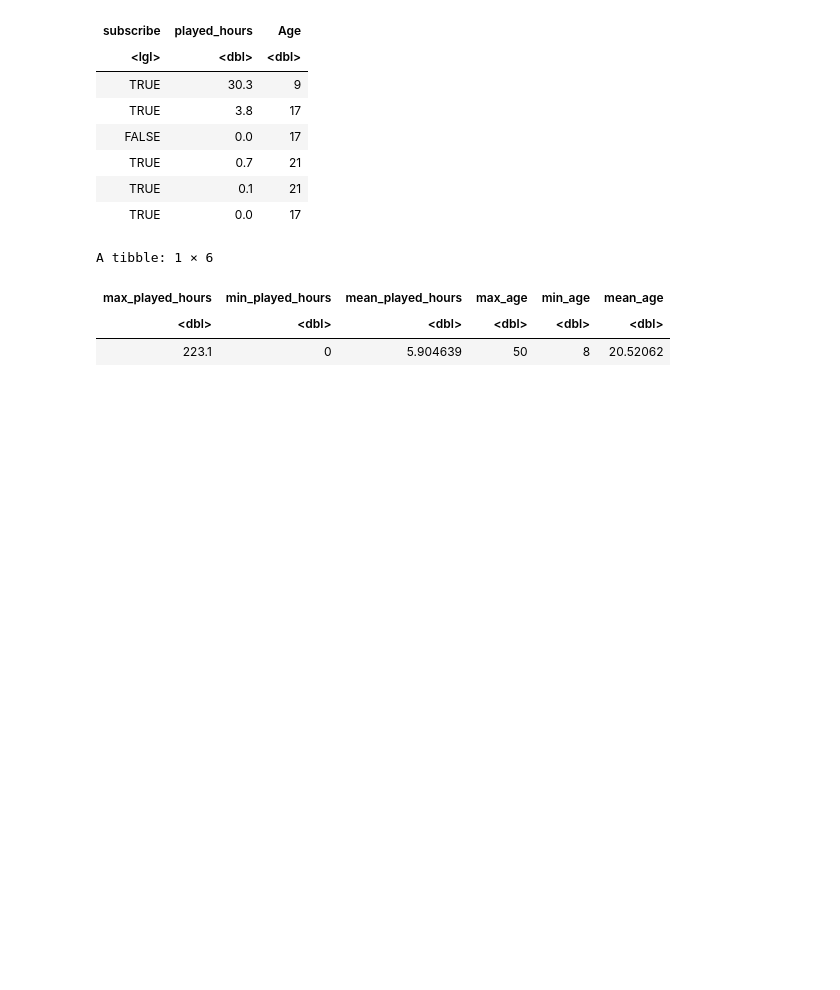
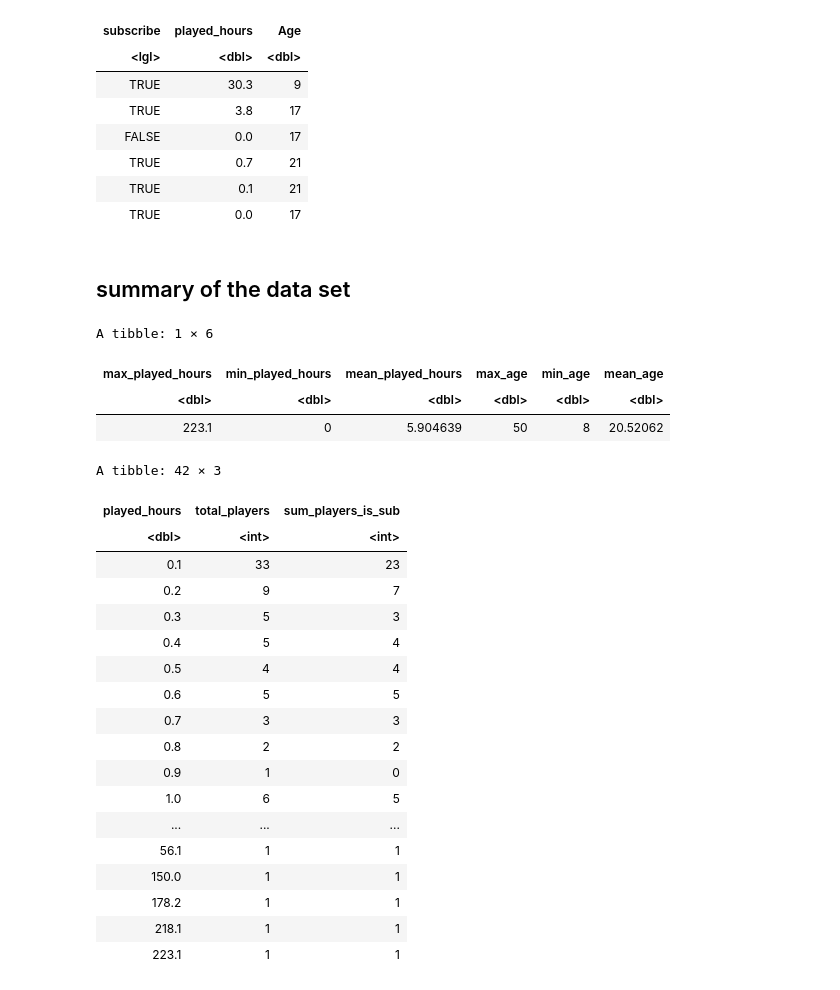
Before and after one commit to yang67776/dsci-100-2025s-project, a Jupyter notebook: dsci project.ipynb, the cells around one changed output. Saved outputs shown, nothing was run; the diff lists cells and outputs as text; code cells hidden in the pictures; blank space fills up the shorter version.

```diff
--- a/dsci project.ipynb
+++ b/dsci project.ipynb
@@ -60,4 +60,6 @@ A tibble: 6 × 3
 | TRUE | 0.7 | 21 |
 | TRUE | 0.1 | 21 |
 | TRUE | 0.0 | 17 |
+# %% [markdown]
+## summary of the data set
 # %%
@@ -74,3 +75,30 @@ A tibble: 1 × 6
 | max_played_hours | min_played_hours | mean_played_hours | max_age | min_age | mean_age |
 | <dbl> | <dbl> | <dbl> | <dbl> | <dbl> | <dbl> |
 | 223.1 | 0 | 5.904639 | 50 | 8 | 20.52062 |
+# %%
+num_subscribe_in_played_hours <- clean_player_data |>
+filter(played_hours !=0) |>
+group_by(played_hours) |>
+  summarize(total_players = n(),
+             sum_players_is_sub = sum(subscribe == TRUE))
+num_subscribe_in_played_hours
+# %% [output]
+A tibble: 42 × 3
+| played_hours | total_players | sum_players_is_sub |
+| <dbl> | <int> | <int> |
+| 0.1 | 33 | 23 |
+| 0.2 | 9 | 7 |
+| 0.3 | 5 | 3 |
+| 0.4 | 5 | 4 |
+| 0.5 | 4 | 4 |
+| 0.6 | 5 | 5 |
+| 0.7 | 3 | 3 |
+| 0.8 | 2 | 2 |
+| 0.9 | 1 | 0 |
+| 1.0 | 6 | 5 |
+| ... | ... | ... |
+| 56.1 | 1 | 1 |
+| 150.0 | 1 | 1 |
+| 178.2 | 1 | 1 |
+| 218.1 | 1 | 1 |
+| 223.1 | 1 | 1 |
```
Also changed, not shown: parts of 9 cells of this notebook.
